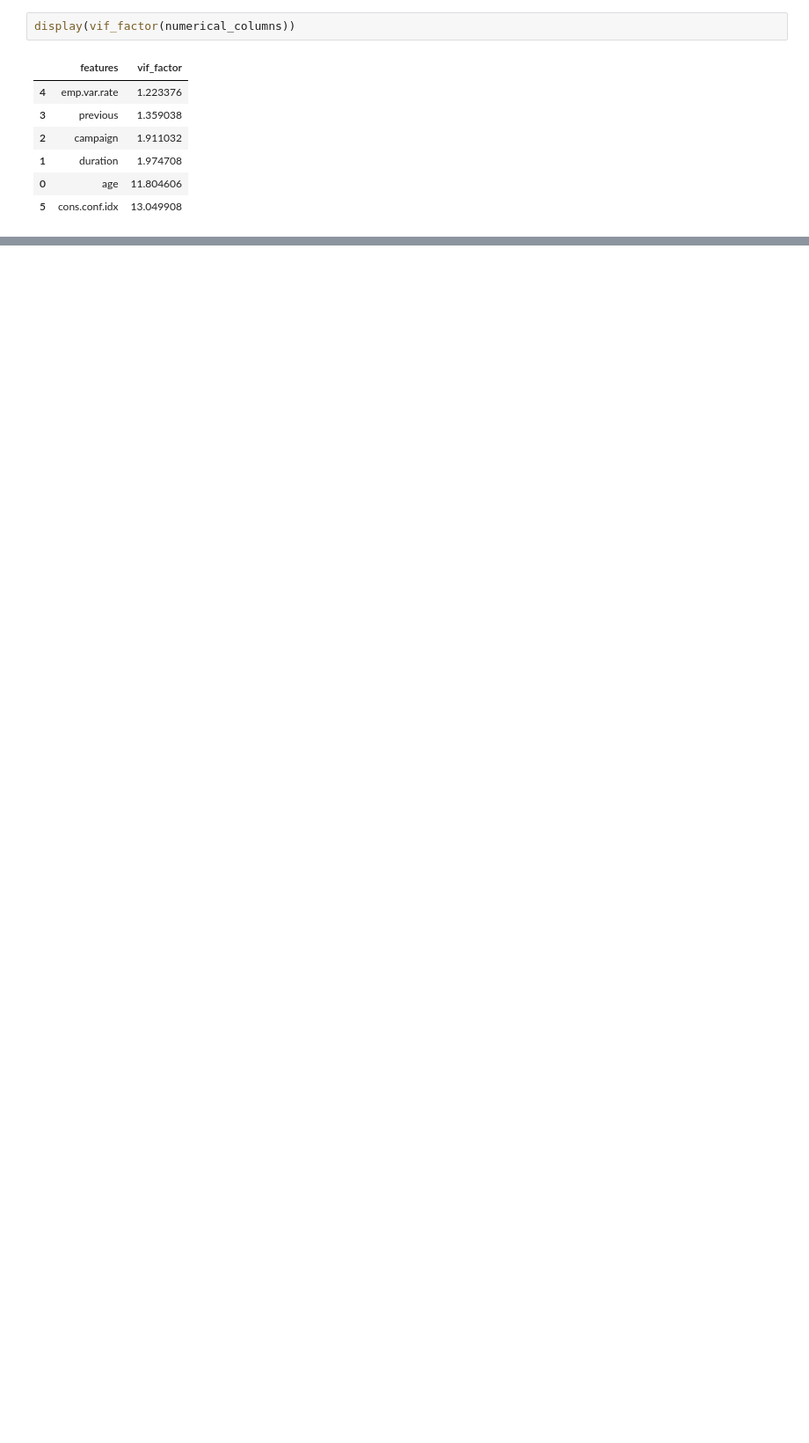
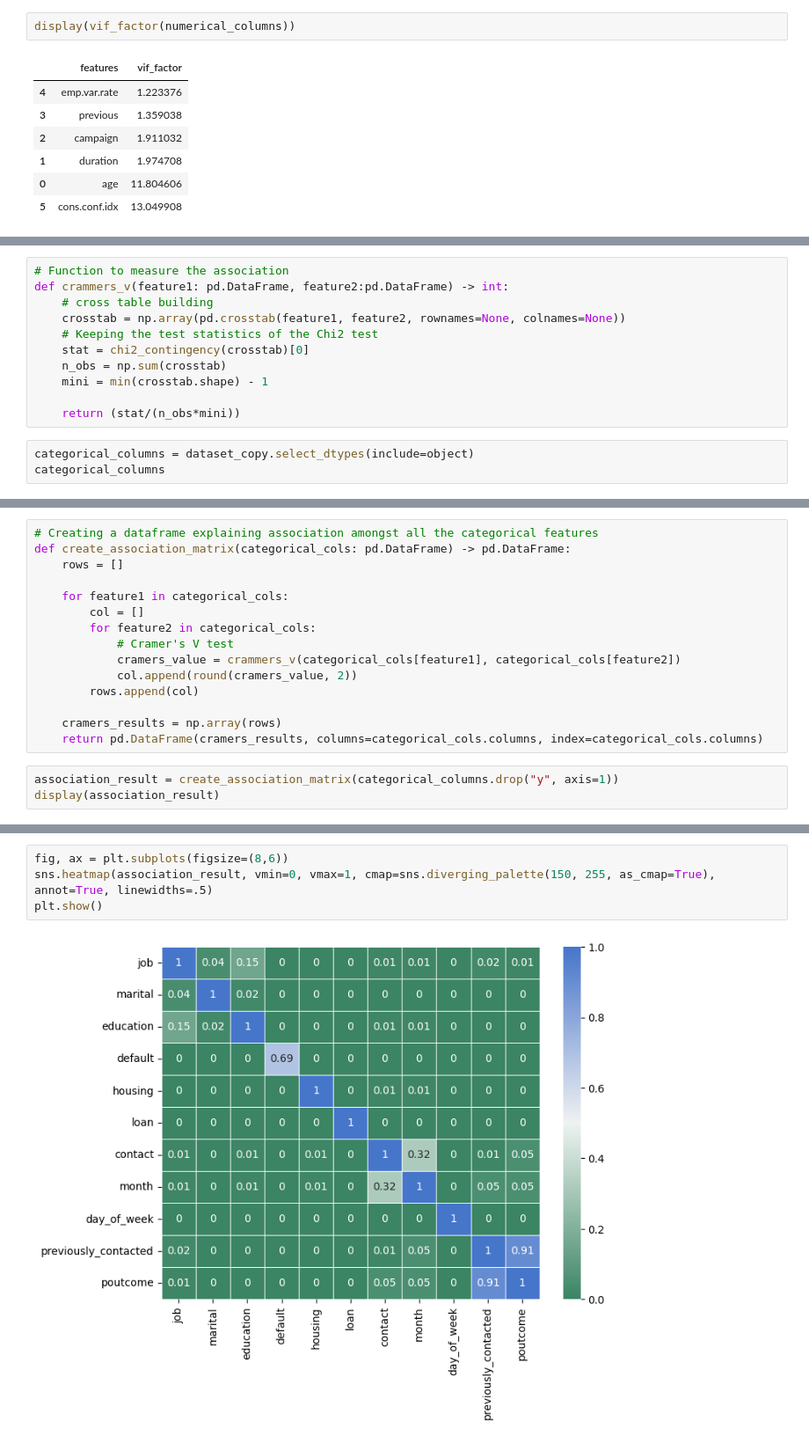
Before and after one commit to KISEE41/Banking-Marketing-Target, a Jupyter notebook: descriptive_analysis_of_variables.ipynb, the cells around one changed output, grey strips where cells are left out. Shown at 88% size. Drawn from its saved outputs; the diff is of its cells as text; blank space fills up the shorter version.

Commit message:
perform association test: Cramer's V test

```diff
--- a/descriptive_analysis_of_variables.ipynb
+++ b/descriptive_analysis_of_variables.ipynb
@@ -444,0 +471,14 @@ display(vif_factor(numerical_columns))
+# %%
+# Function to measure the association
+def crammers_v(feature1: pd.DataFrame, feature2:pd.DataFrame) -> int:
+    # cross table building
+    crosstab = np.array(pd.crosstab(feature1, feature2, rownames=None, colnames=None))
+    # Keeping the test statistics of the Chi2 test
+    stat = chi2_contingency(crosstab)[0]
+    n_obs = np.sum(crosstab)
+    mini = min(crosstab.shape) - 1
+
+    return (stat/(n_obs*mini))
+# %%
+categorical_columns = dataset_copy.select_dtypes(include=object)
+categorical_columns
@@ -444,0 +499,18 @@ display(vif_factor(numerical_columns))
+# %%
+# Creating a dataframe explaining association amongst all the categorical features
+def create_association_matrix(categorical_cols: pd.DataFrame) -> pd.DataFrame:
+    rows = []
+
+    for feature1 in categorical_cols:
+        col = []
+        for feature2 in categorical_cols:
+            # Cramer's V test
+            cramers_value = crammers_v(categorical_cols[feature1], categorical_cols[feature2])
+            col.append(round(cramers_value, 2))
+        rows.append(col)
+
+    cramers_results = np.array(rows)
+    return pd.DataFrame(cramers_results, columns=categorical_cols.columns, index=categorical_cols.columns)
+# %%
+association_result = create_association_matrix(categorical_columns.drop("y", axis=1))
+display(association_result)
@@ -444,0 +530,6 @@ display(vif_factor(numerical_columns))
+# %%
+fig, ax = plt.subplots(figsize=(8,6))
+sns.heatmap(association_result, vmin=0, vmax=1, cmap=sns.diverging_palette(150, 255, as_cmap=True), annot=True, linewidths=.5)
+plt.show()
+# %% [output]
+[figure, added]
```
Also changed, not shown: parts of 9 cells of this notebook.
